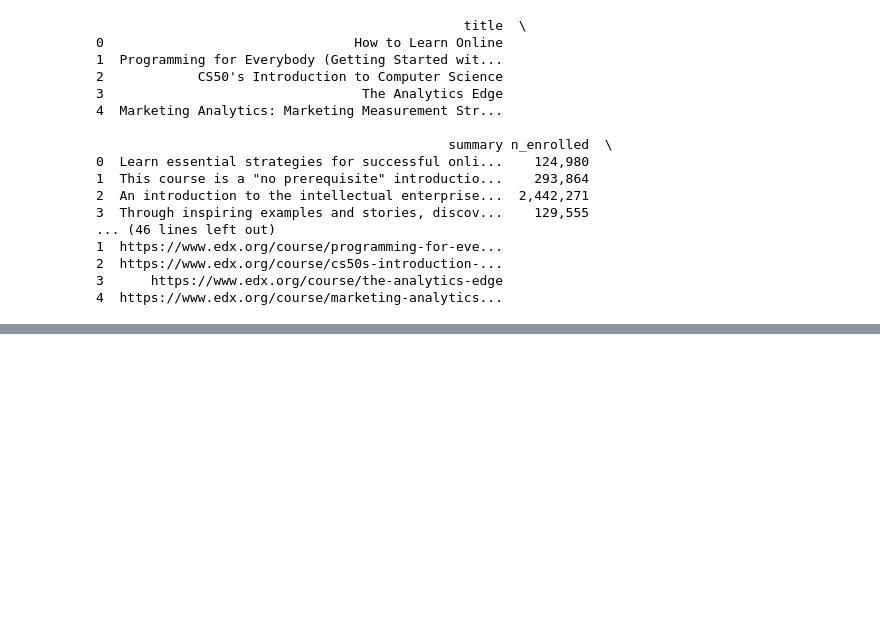
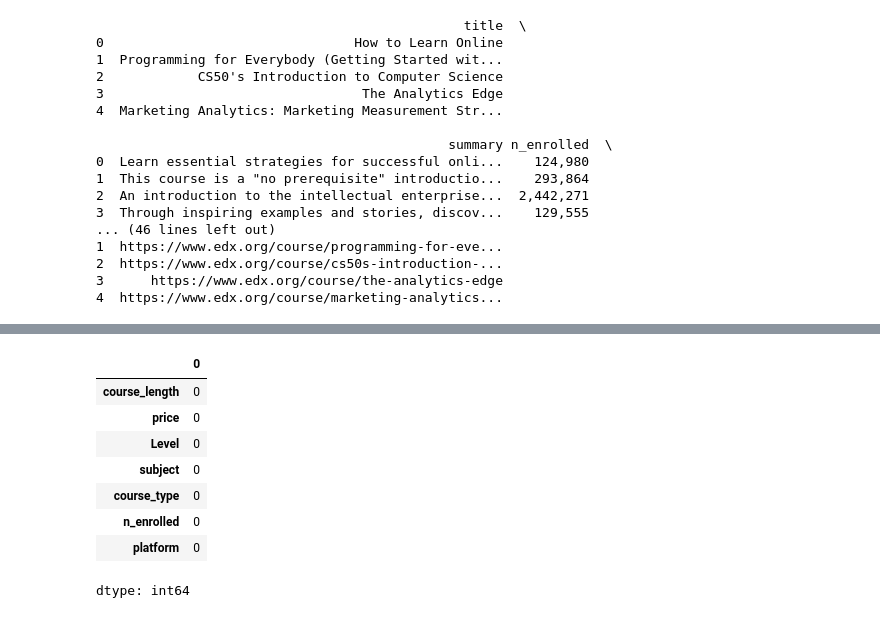
Before and after one commit to AmmarJamshed/saved-work, a Jupyter notebook: ML_EDu_enrollment.ipynb, the cells around one changed output, grey strips where cells are left out. Cells and saved outputs as stored; diff of their text form; code cells hidden in the pictures; blank space fills up the shorter version.

```diff
--- a/ML_EDu_enrollment.ipynb
+++ b/ML_EDu_enrollment.ipynb
@@ -128,0 +263,12 @@ mse, y_pred[:5], y_test[:5]  # Return the MSE and first 5 predictions vs actual
+# %%
+df.isnull().sum()
+# %% [output]
+|  | 0 |
+| course_length | 0 |
+| price | 0 |
+| Level | 0 |
+| subject | 0 |
+| course_type | 0 |
+| n_enrolled | 0 |
+| platform | 0 |
+dtype: int64
```
Also changed, not shown: parts of 13 cells of this notebook.
